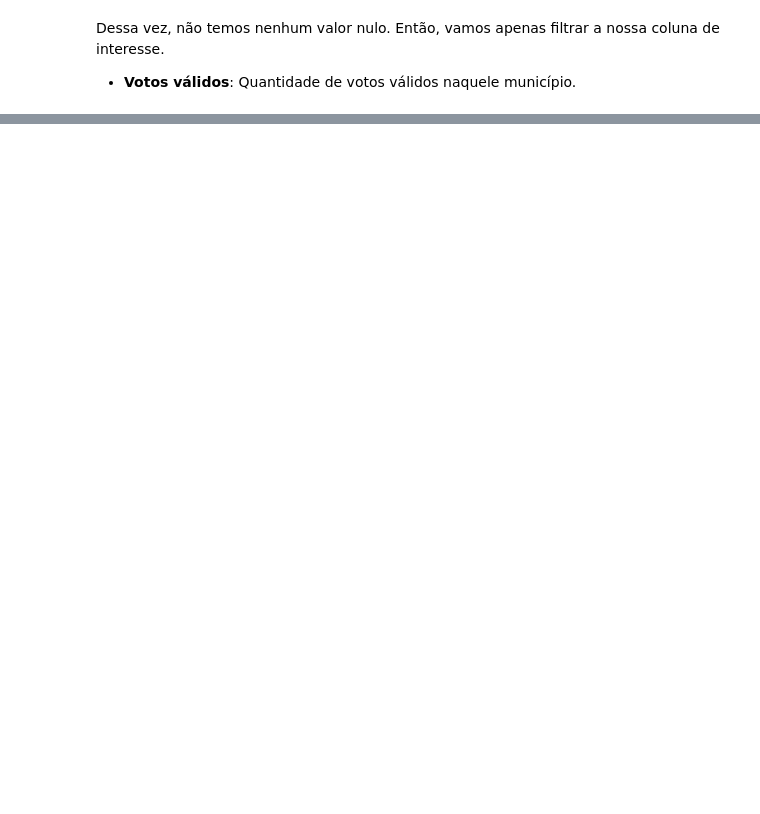
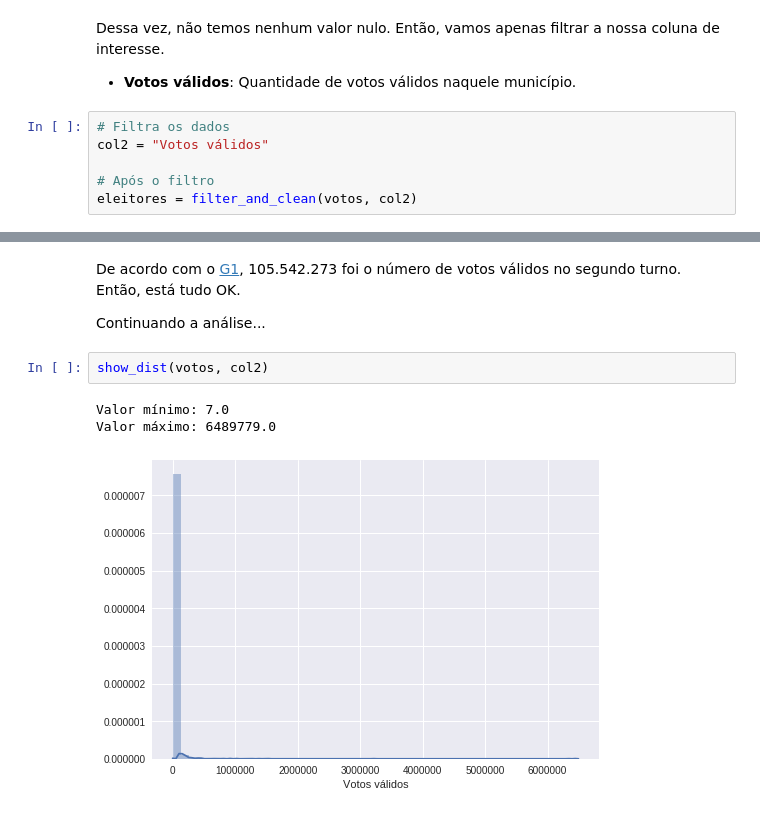
Before and after one commit to Fernandohf/Benford-s-Law, a Jupyter notebook: Lei de Bendford.ipynb, the cells around one changed output, grey strips where cells are left out. Saved outputs shown, nothing was run; the diff lists cells and outputs as text; blank space fills up the shorter version.

```diff
--- a/Lei de Bendford.ipynb
+++ b/Lei de Bendford.ipynb
@@ -262,3 +283,9 @@ print(votos.tail())
 Dessa vez, não temos nenhum valor nulo. Então, vamos apenas filtrar a nossa coluna de interesse.
 
  - **Votos válidos**: Quantidade de votos válidos naquele município.
+# %%
+# Filtra os dados
+col2 = "Votos válidos"
+
+# Após o filtro
+eleitores = filter_and_clean(votos, col2)
@@ -264,0 +314,10 @@ Dessa vez, não temos nenhum valor nulo. Então, vamos apenas filtrar a nossa co
+# %% [markdown]
+De acordo com o [G1](http://g1.globo.com/politica/eleicoes/2014/apuracao-votos-presidente.html), 105.542.273 foi o número de votos válidos no segundo turno. Então, está tudo OK.
+
+Continuando a análise...
+# %%
+show_dist(votos, col2)
+# %% [output]
+Valor mínimo: 7.0
+Valor máximo: 6489779.0
+[figure, added]
```
Also changed, not shown: parts of 25 cells of this notebook, 2 other files.
